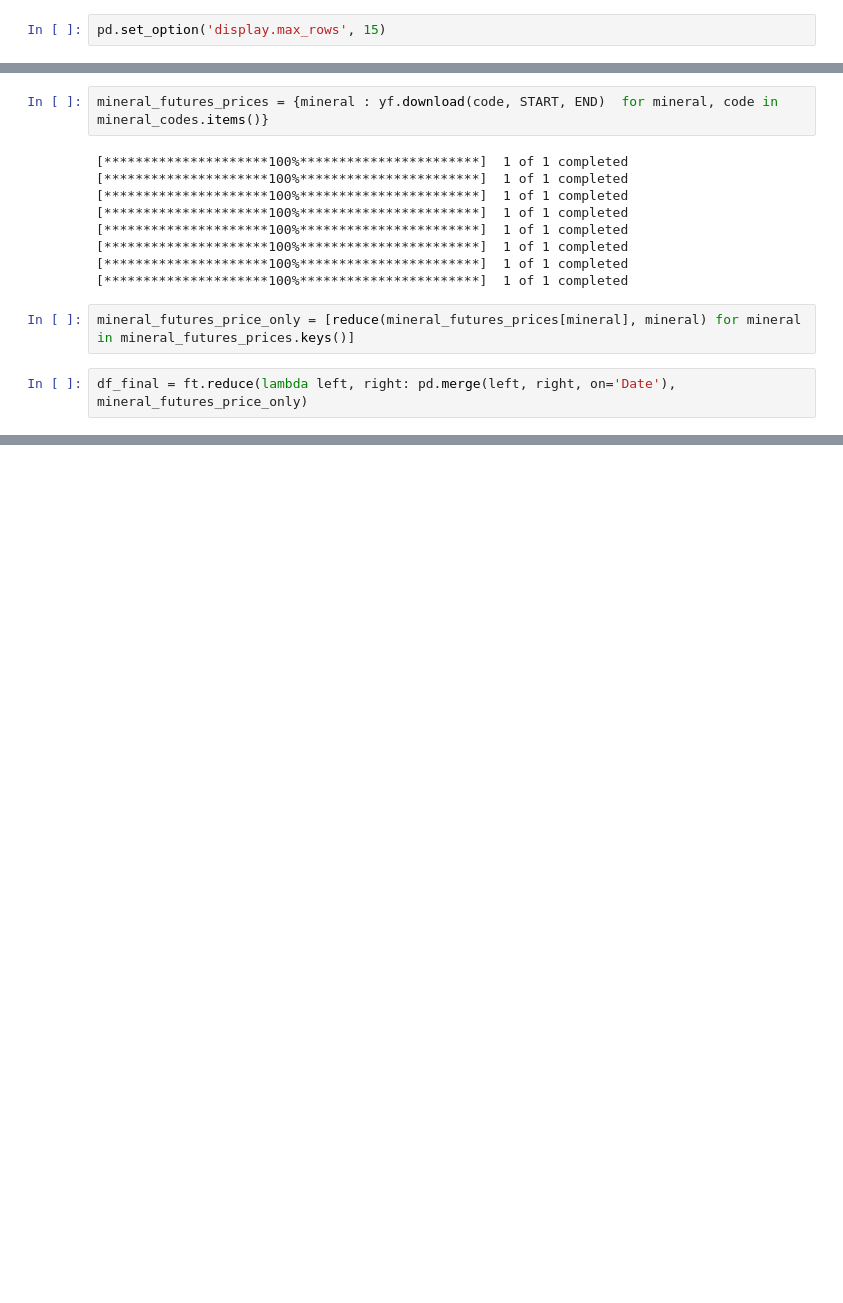
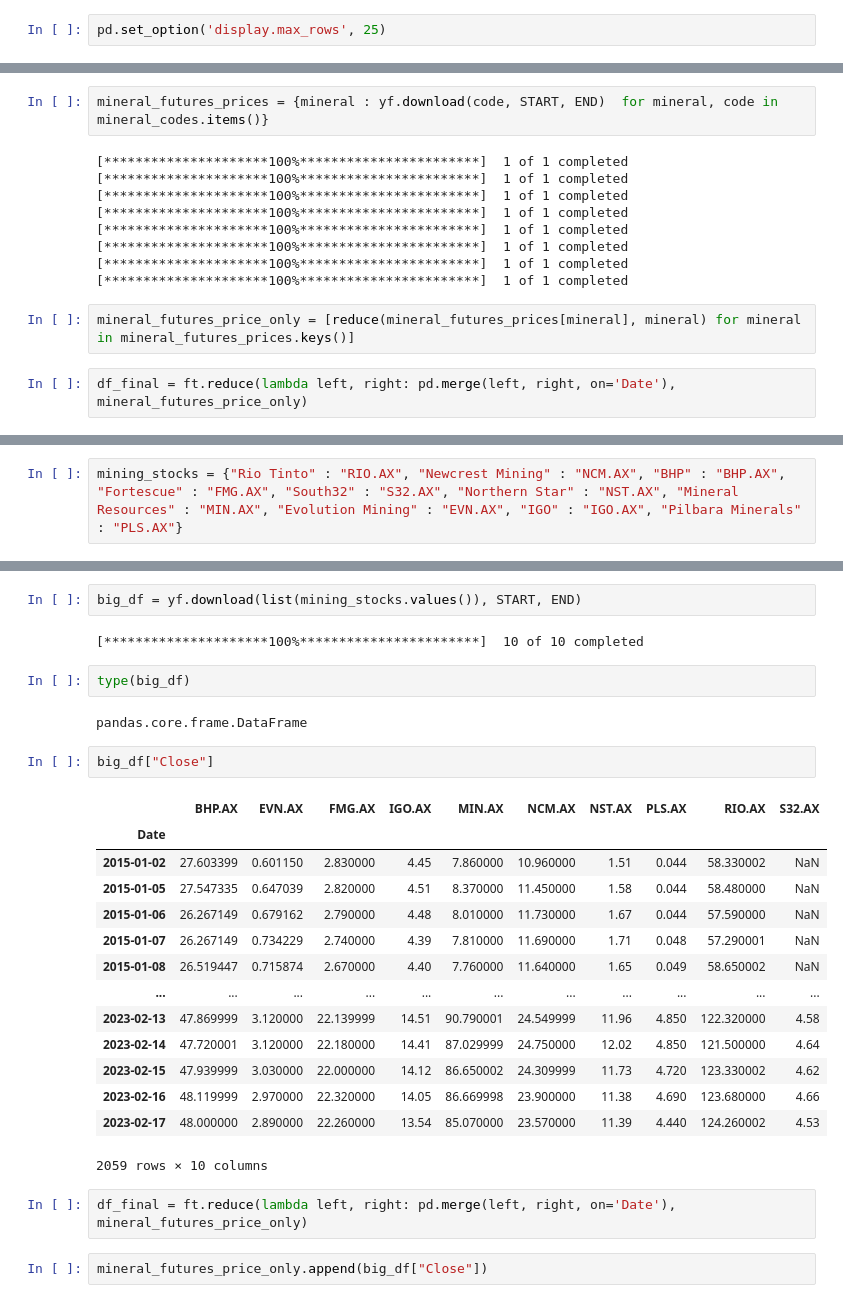
Before and after one commit to ShaunBrentnall/Market-Analysis, a Jupyter notebook: correlation.ipynb, the cells around one changed output, grey strips where cells are left out. Drawn from its saved outputs; the diff is of its cells as text; blank space fills up the shorter version.

```diff
--- a/correlation.ipynb
+++ b/correlation.ipynb
@@ -3,7 +3,7 @@ import pandas as pd
 import numpy as np
 from datetime import datetime
 # %%
-pd.set_option('display.max_rows', 15)
+pd.set_option('display.max_rows', 25)
 # %% [markdown]
 # Stock and Commodity Values
 # %% [markdown]
@@ -417,0 +401,2 @@ df_final.corr()
+# %%
+mining_stocks = {"Rio Tinto" : "RIO.AX", "Newcrest Mining" : "NCM.AX", "BHP" : "BHP.AX", "Fortescue" : "FMG.AX", "South32" : "S32.AX", "Northern Star" : "NST.AX", "Mineral Resources" : "MIN.AX", "Evolution Mining" : "EVN.AX", "IGO" : "IGO.AX", "Pilbara Minerals" : "PLS.AX"}
@@ -417,0 +414,29 @@ df_final.corr()
+# %%
+big_df = yf.download(list(mining_stocks.values()), START, END)
+# %% [output]
+[*********************100%***********************]  10 of 10 completed
+# %%
+type(big_df)
+# %% [output]
+pandas.core.frame.DataFrame
+# %%
+big_df["Close"]
+# %% [output]
+|  | BHP.AX | EVN.AX | FMG.AX | IGO.AX | MIN.AX | NCM.AX | NST.AX | PLS.AX | RIO.AX | S32.AX |
+| Date |  |  |  |  |  |  |  |  |  |  |
+| 2015-01-02 | 27.603399 | 0.601150 | 2.830000 | 4.45 | 7.860000 | 10.960000 | 1.51 | 0.044 | 58.330002 | NaN |
+| 2015-01-05 | 27.547335 | 0.647039 | 2.820000 | 4.51 | 8.370000 | 11.450000 | 1.58 | 0.044 | 58.480000 | NaN |
+| 2015-01-06 | 26.267149 | 0.679162 | 2.790000 | 4.48 | 8.010000 | 11.730000 | 1.67 | 0.044 | 57.590000 | NaN |
+| 2015-01-07 | 26.267149 | 0.734229 | 2.740000 | 4.39 | 7.810000 | 11.690000 | 1.71 | 0.048 | 57.290001 | NaN |
+| 2015-01-08 | 26.519447 | 0.715874 | 2.670000 | 4.40 | 7.760000 | 11.640000 | 1.65 | 0.049 | 58.650002 | NaN |
+| ... | ... | ... | ... | ... | ... | ... | ... | ... | ... | ... |
+| 2023-02-13 | 47.869999 | 3.120000 | 22.139999 | 14.51 | 90.790001 | 24.549999 | 11.96 | 4.850 | 122.320000 | 4.58 |
+| 2023-02-14 | 47.720001 | 3.120000 | 22.180000 | 14.41 | 87.029999 | 24.750000 | 12.02 | 4.850 | 121.500000 | 4.64 |
+| 2023-02-15 | 47.939999 | 3.030000 | 22.000000 | 14.12 | 86.650002 | 24.309999 | 11.73 | 4.720 | 123.330002 | 4.62 |
+| 2023-02-16 | 48.119999 | 2.970000 | 22.320000 | 14.05 | 86.669998 | 23.900000 | 11.38 | 4.690 | 123.680000 | 4.66 |
+| 2023-02-17 | 48.000000 | 2.890000 | 22.260000 | 13.54 | 85.070000 | 23.570000 | 11.39 | 4.440 | 124.260002 | 4.53 |
+2059 rows × 10 columns
+# %%
+df_final = ft.reduce(lambda left, right: pd.merge(left, right, on='Date'), mineral_futures_price_only)
+# %%
+mineral_futures_price_only.append(big_df["Close"])
```
Also changed, not shown: parts of 19 cells of this notebook.
